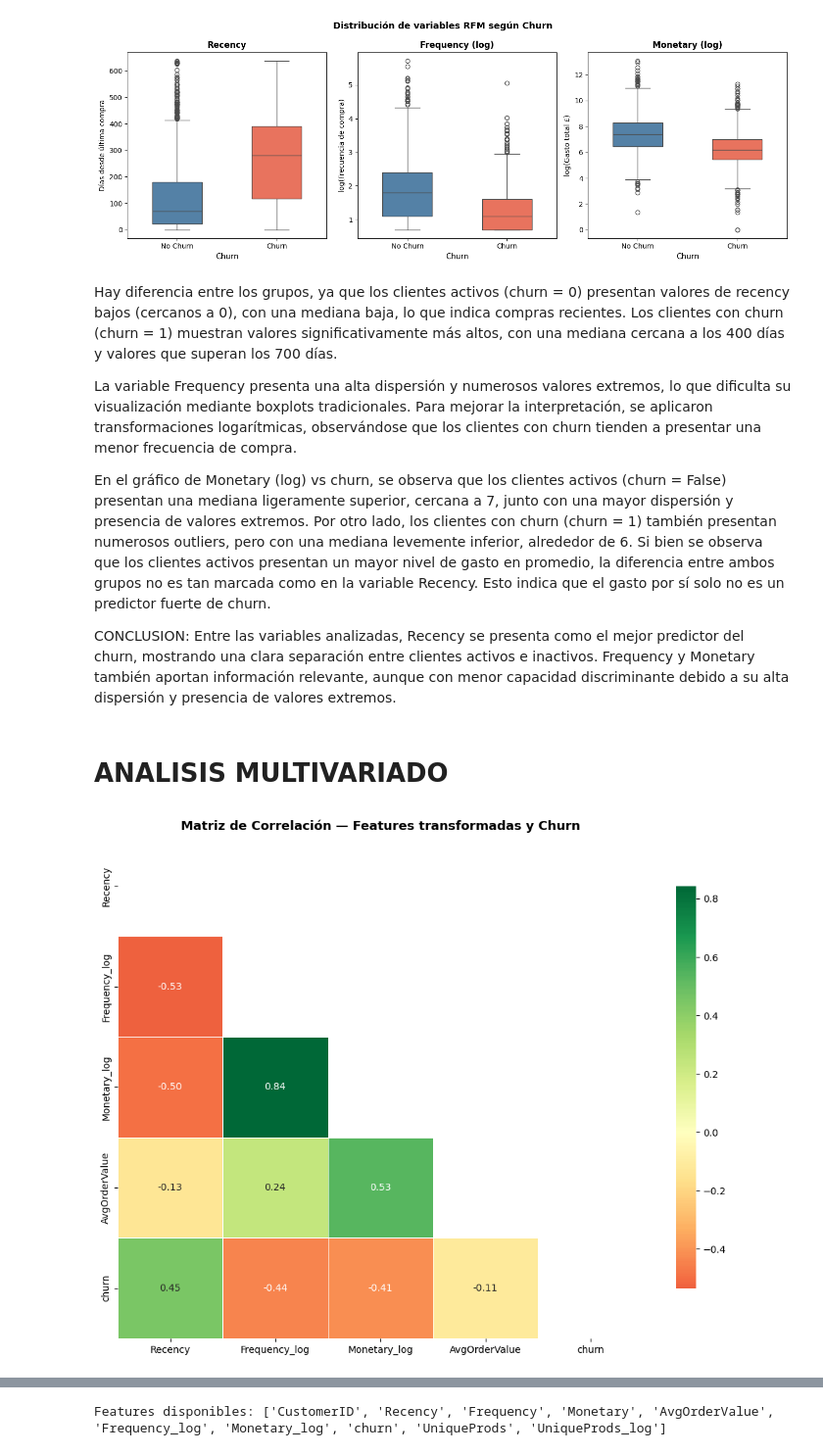
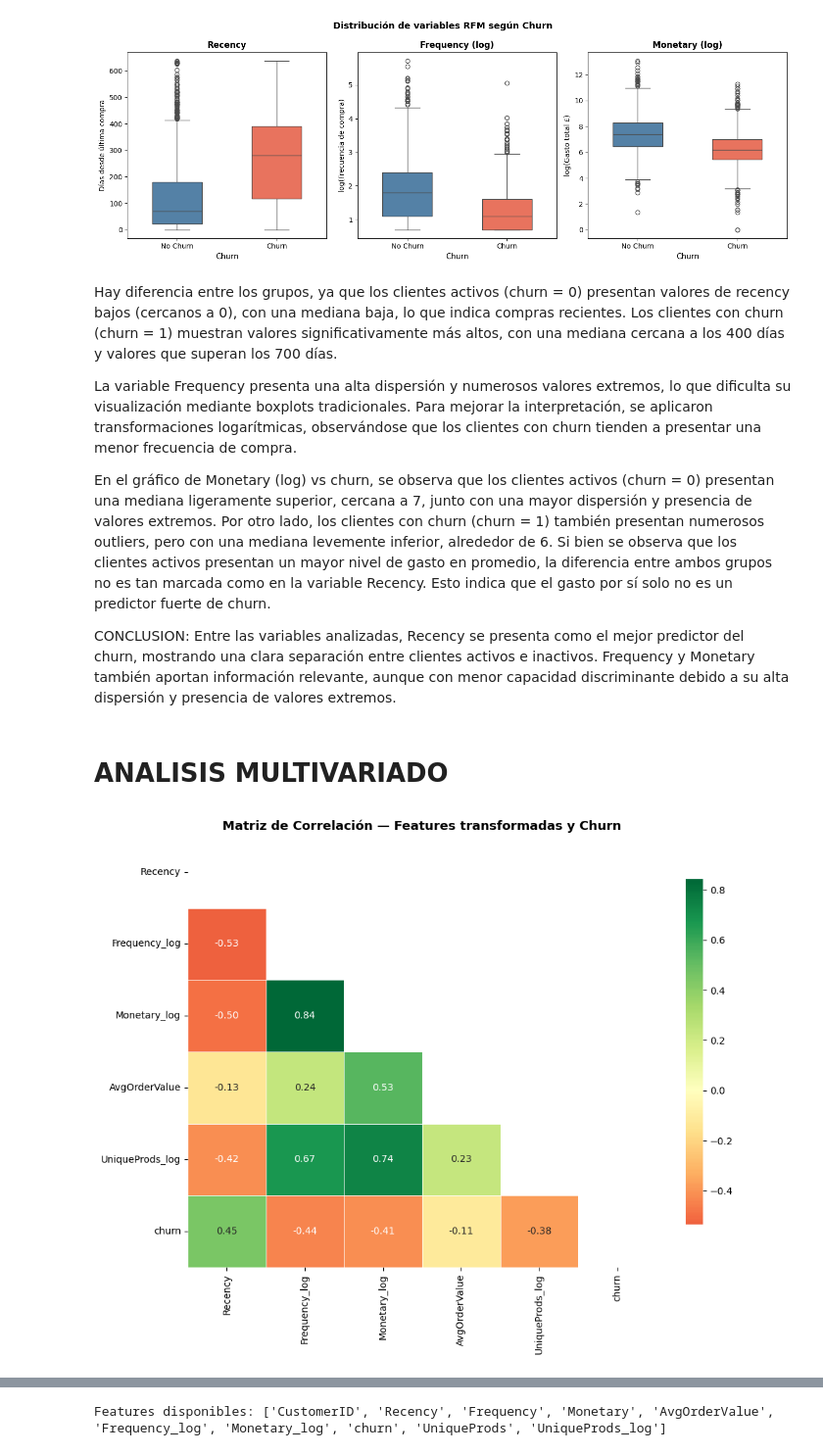
Before and after one commit to agustinasc/datascience2, a Jupyter notebook: Santillan Castro - Entrega Final.ipynb, the cells around one changed output, grey strips where cells are left out. Shown at 98% size. Cells and saved outputs as stored; diff of their text form; code cells hidden in the pictures.

```diff
--- a/Santillan Castro - Entrega Final.ipynb
+++ b/Santillan Castro - Entrega Final.ipynb
@@ -492,39 +524,39 @@ Los clientes con churn (churn = 1) muestran valores significativamente más alto
 
 La variable Frequency presenta una alta dispersión y numerosos valores extremos, lo que dificulta su visualización mediante boxplots tradicionales. Para mejorar la interpretación, se aplicaron transformaciones logarítmicas, observándose que los clientes con churn tienden a presentar una menor frecuencia de compra.
 
-En el gráfico de Monetary (log) vs churn, se observa que los clientes activos (churn = False) presentan una mediana ligeramente superior, cercana a 7, junto con una mayor dispersión y presencia de valores extremos. Por otro lado, los clientes con churn (churn = 1) también presentan numerosos outliers, pero con una mediana levemente inferior, alrededor de 6.
+En el gráfico de Monetary (log) vs churn, se observa que los clientes activos (churn = 0) presentan una mediana ligeramente superior, cercana a 7, junto con una mayor dispersión y presencia de valores extremos. Por otro lado, los clientes con churn (churn = 1) también presentan numerosos outliers, pero con una mediana levemente inferior, alrededor de 6.
 Si bien se observa que los clientes activos presentan un mayor nivel de gasto en promedio, la diferencia entre ambos grupos no es tan marcada como en la variable Recency. Esto indica que el gasto por sí solo no es un predictor fuerte de churn.
 
 CONCLUSION: Entre las variables analizadas, Recency se presenta como el mejor predictor del churn, mostrando una clara separación entre clientes activos e inactivos. Frequency y Monetary también aportan información relevante, aunque con menor capacidad discriminante debido a su alta dispersión y presencia de valores extremos.
 # %% [markdown]
 # ANALISIS MULTIVARIADO
 # %%
-feature_cols = [ 'Recency', 'Frequency_log', 'Monetary_log', 'AvgOrderValue',  'churn']
+feature_cols = ['Recency', 'Frequency_log', 'Monetary_log', 'AvgOrderValue', 'UniqueProds_log', 'churn']
 
 
 corr = rfm[feature_cols].corr()
 
 # HEATMAP
 fig, ax = plt.subplots(figsize=(10, 8))
 
 mask = np.triu(np.ones_like(corr, dtype=bool))
 
 sns.heatmap(
     corr,
     mask=mask,
     annot=True,
     fmt='.2f',
     cmap='RdYlGn',
     center=0,
     linewidths=0.5,
     ax=ax,
     cbar_kws={'shrink': 0.8}
 )
 
 ax.set_title('Matriz de Correlación — Features transformadas y Churn',
              fontsize=13, fontweight='bold')
 
 plt.tight_layout()
 plt.show()
 # %% [output]
-[figure, old version]
+[figure, new version]
```
Also changed, not shown: parts of 15 cells of this notebook.
